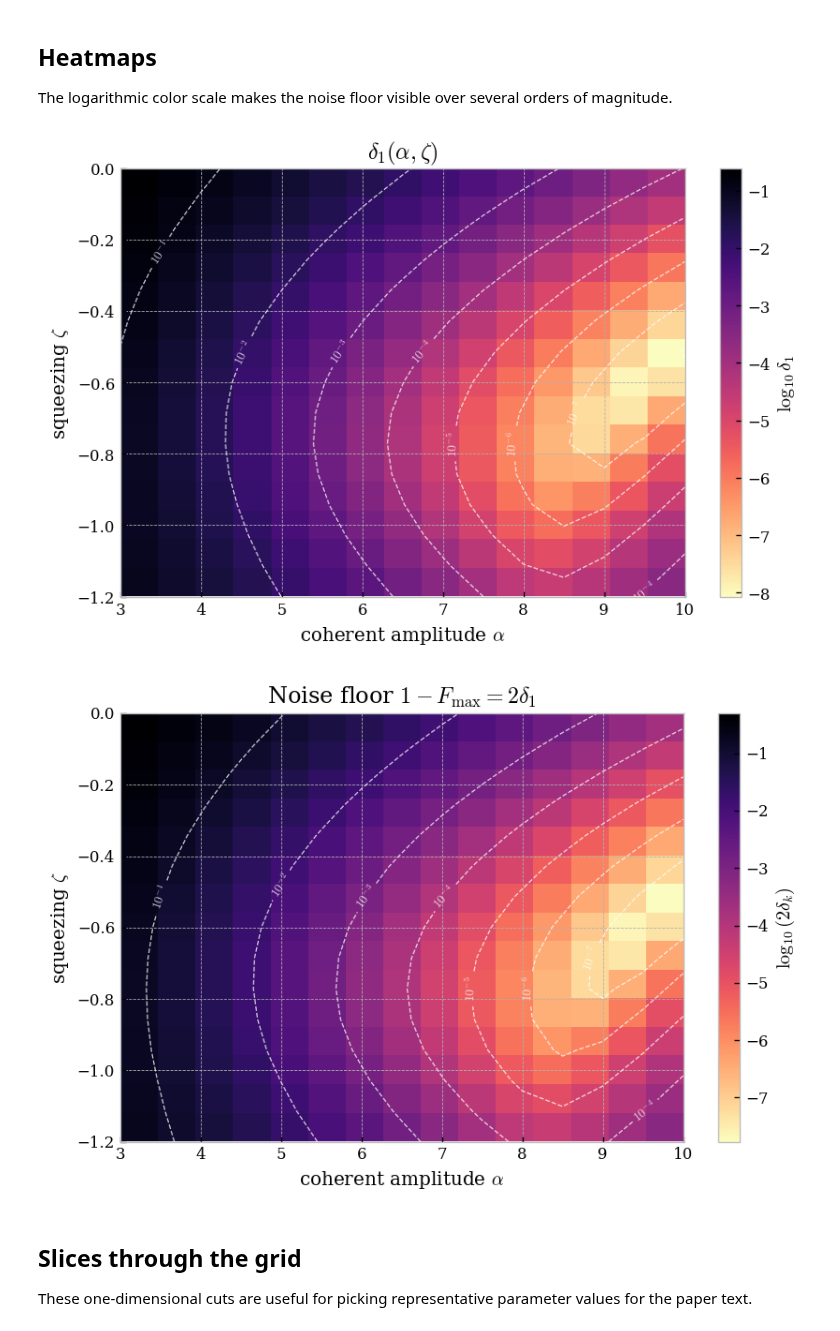
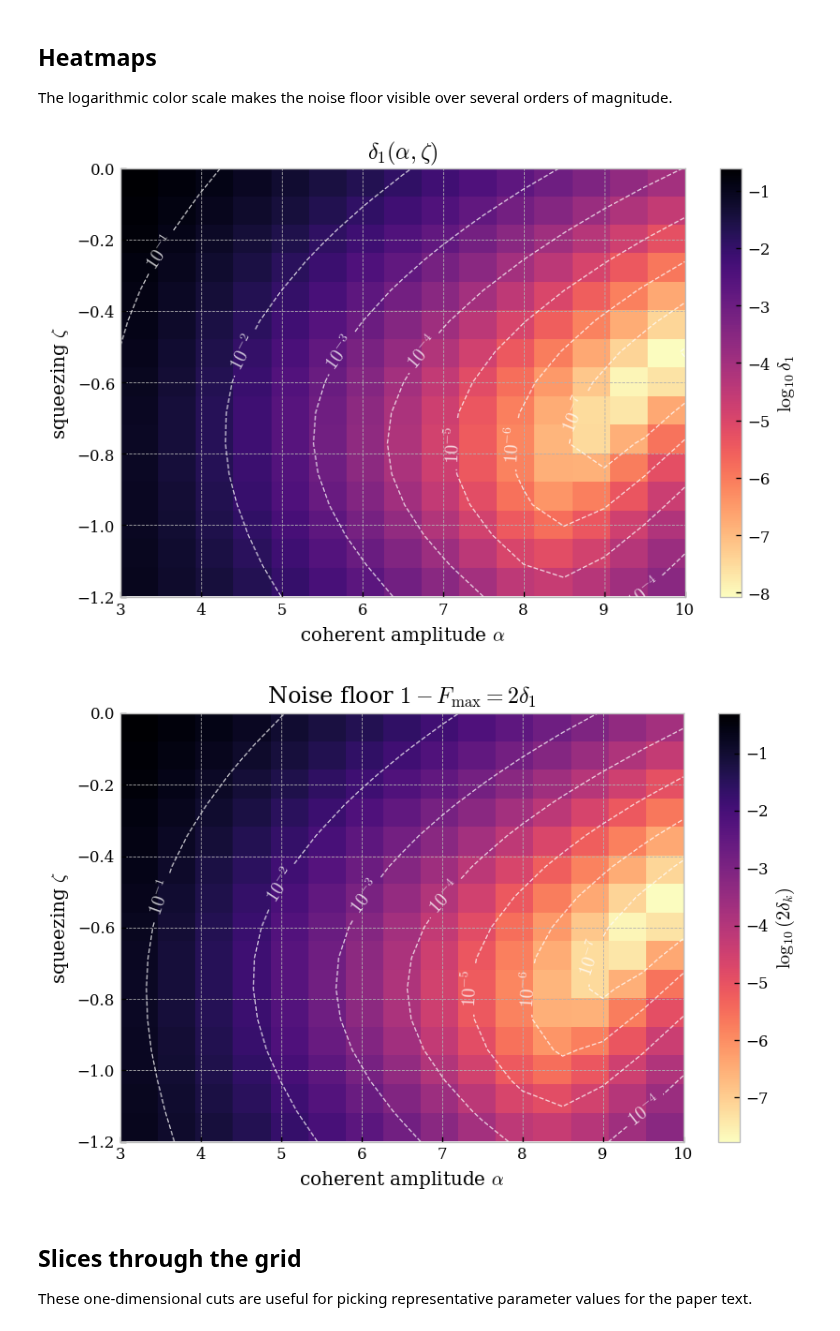
Before and after one commit to RosenblumLab/BosonicEntanglementDistillation, a Jupyter notebook: notebook/delta_alpha_squeezing_grid.ipynb, the cells around one changed output. Saved outputs shown, nothing was run; the diff lists cells and outputs as text; code cells hidden in the pictures.

```diff
--- a/notebook/delta_alpha_squeezing_grid.ipynb
+++ b/notebook/delta_alpha_squeezing_grid.ipynb
@@ -104,37 +104,41 @@ def plot_log_heatmap(values, title, colorbar_label):
     safe_values = np.clip(values, np.finfo(float).tiny, None)
     log_values = np.log10(safe_values)
 
     fig, ax = plt.subplots(figsize=(7.2, 4.8), dpi=120)
     image = ax.imshow(
         log_values,
         origin="lower",
         aspect="auto",
         extent=[alpha_values.min(), alpha_values.max(), squeezing_values.min(), squeezing_values.max()],
         cmap="magma_r",
     )
     contours = ax.contour(
         alpha_values,
         squeezing_values,
         log_values,
         colors="white",
         linewidths=0.8,
         alpha=0.75,
     )
-    ax.clabel(contours, inline=True, fontsize=8, fmt=lambda x: f"$10^{{{x:.0f}}}$")
+    ax.clabel(contours, inline=True, inline_spacing=7, fontsize=12, fmt=lambda x: f"$10^{{{x:.0f}}}$")
     colorbar = fig.colorbar(image, ax=ax)
     colorbar.set_label(colorbar_label)
     ax.set_xlabel(r"coherent amplitude $\alpha$")
     ax.set_ylabel(r"squeezing $\zeta$")
     ax.set_title(title)
     fig.tight_layout()
     return fig, ax
 
 
+output_dir = repo_root / "results" / "delta_grid"
+output_dir.mkdir(parents=True, exist_ok=True)
+
 plot_log_heatmap(delta_grid, rf"$\delta_{{{k}}}(\alpha,\zeta)$", rf"$\log_{{10}} \delta_{{{k}}}$");
-plot_log_heatmap(floor_grid, rf"Noise floor $1-F_{{\max}}=2\delta_{{{k}}}$", r"$\log_{10}(2\delta_k)$");
+floor_fig, floor_ax = plot_log_heatmap(floor_grid, rf"Noise floor $1-F_{{\max}}=2\delta_{{{k}}}$", r"$\log_{10}(2\delta_k)$")
+floor_fig.savefig(output_dir / f"floor_grid_d={d}_m_c={m_c}_N={N}.pdf", bbox_inches="tight")
 # %% [output]
-[figure, old version]
+[figure, new version]
-[figure, old version]
+[figure, new version]
 # %% [markdown]
 ## Slices through the grid
 
```
Also changed, not shown: parts of 1 cell of this notebook, 17 other files.
